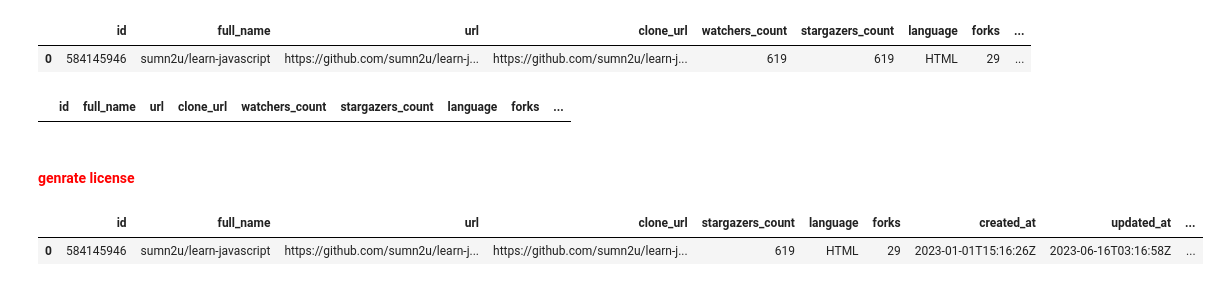
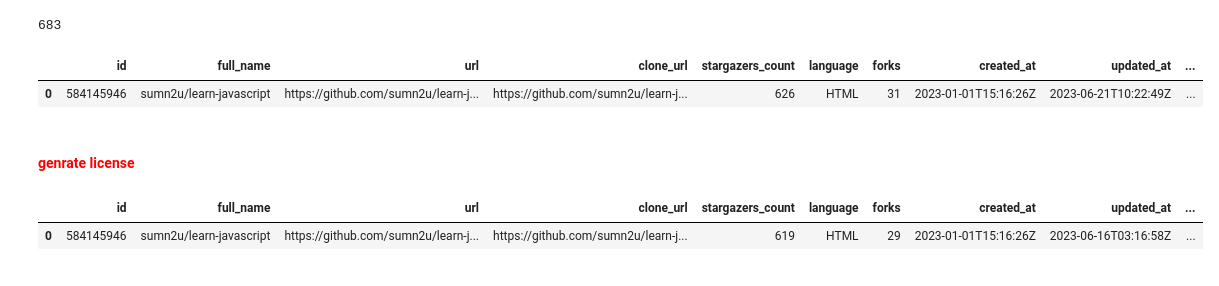
Before and after one commit to yassinessadi/data-engineer-youcode, a Jupyter notebook: Brief_github_cleaning/cleaning_github.ipynb, the cells around one changed output. Drawn from its saved outputs; the diff is of its cells as text; code cells hidden in the pictures.

```diff
--- a/Brief_github_cleaning/cleaning_github.ipynb
+++ b/Brief_github_cleaning/cleaning_github.ipynb
@@ -5,15 +4,12 @@ import numpy
 # %%
-df = pd.read_csv('C:\\csv-data-collect\\github-2023.csv',index_col=0)
-df.duplicated().sum()
+df = pd.read_csv('C:\\csv-data-collect\\github-2023_2.csv',index_col=0)
+print(df.duplicated().sum())
 df.shape
 df.head(1)
 # %% [output]
+683
-|  | id | full_name | url | clone_url | watchers_count | stargazers_count | language | forks | ... |
-| 0 | 584145946 | sumn2u/learn-javascript | https://github.com/sumn2u/learn-j... | https://github.com/sumn2u/learn-j... | 619 | 619 | HTML | 29 | ... |
+|  | id | full_name | url | clone_url | stargazers_count | language | forks | created_at | updated_at | ... |
+| 0 | 584145946 | sumn2u/learn-javascript | https://github.com/sumn2u/learn-j... | https://github.com/sumn2u/learn-j... | 626 | HTML | 31 | 2023-01-01T15:16:26Z | 2023-06-21T10:22:49Z | ... |
-# %%
-df[df['license_name'].str.contains('')]
-# %% [output]
-|  | id | full_name | url | clone_url | watchers_count | stargazers_count | language | forks | ... |
 # %% [markdown]
 # <h4 style='color:red'>genrate license</h4>
 # %%
```
Also changed, not shown: parts of 21 cells of this notebook.
